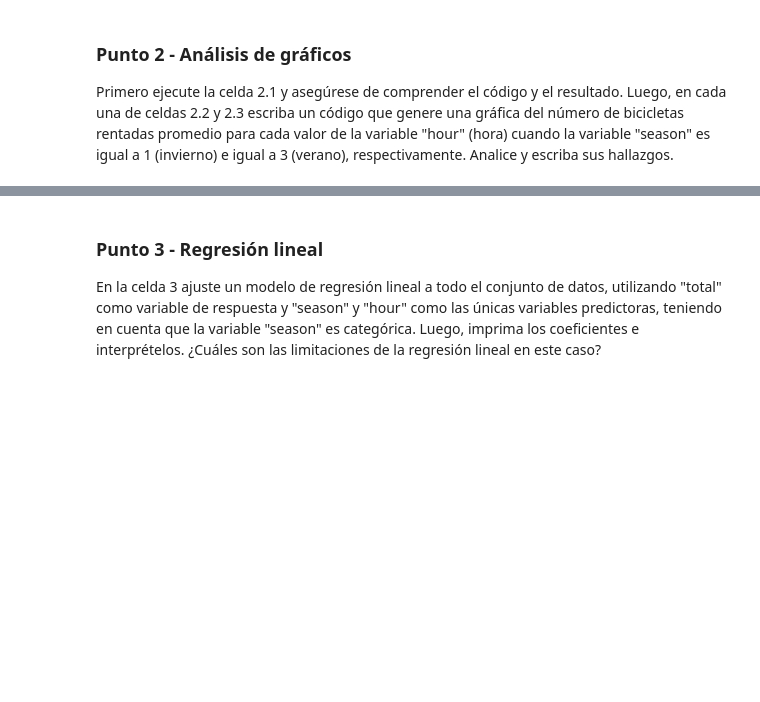
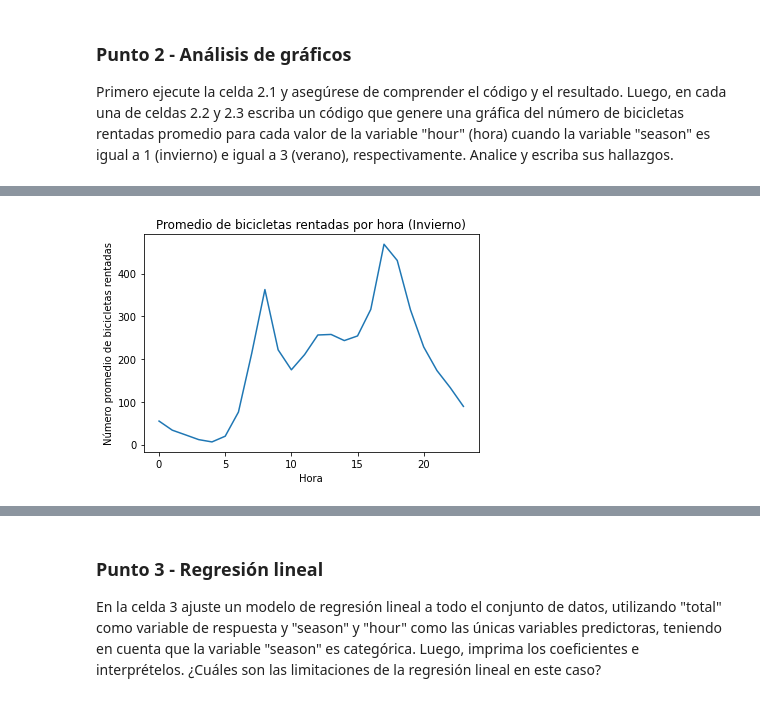
Before and after one commit to ClauBaqueroRico/CbR, a Jupyter notebook: S1TC1_arboles_ensamblajesCBR.ipynb, the cells around one changed output, grey strips where cells are left out. Saved outputs shown, nothing was run; the diff lists cells and outputs as text; code cells hidden in the pictures; blank space fills up the shorter version.

```diff
--- a/S1TC1_arboles_ensamblajesCBR.ipynb
+++ b/S1TC1_arboles_ensamblajesCBR.ipynb
@@ -58,0 +147,16 @@ bikes.groupby('hour').total.mean().plot()
+# %%
+# Celda 2.2 - "season"=1 escriba su código y hallazgos
+# Filtrar datos para la temporada de invierno
+winter_data = bikes[bikes['season'] == 1]
+
+# Calcular el número promedio de bicicletas rentadas por hora
+winter_hourly_avg = bikes.groupby('hour').total.mean()
+
+# Crear la gráfica para la temporada de invierno
+plt.plot(winter_hourly_avg)
+plt.xlabel('Hora')
+plt.ylabel('Número promedio de bicicletas rentadas')
+plt.title('Promedio de bicicletas rentadas por hora (Invierno)')
+plt.show()
+# %% [output]
+[figure, added]
```
Also changed, not shown: parts of 45 cells of this notebook.
